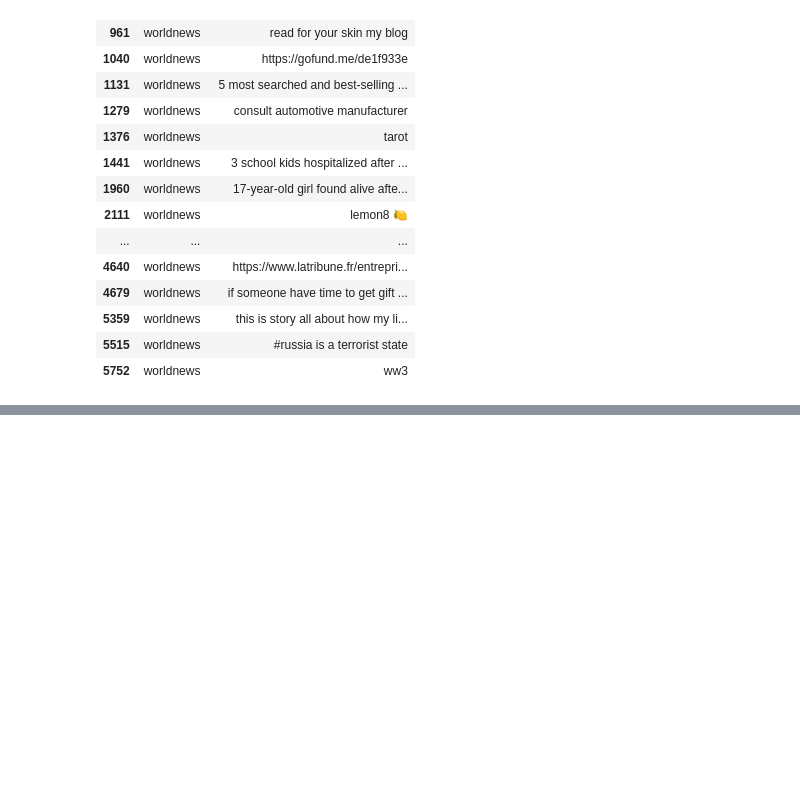
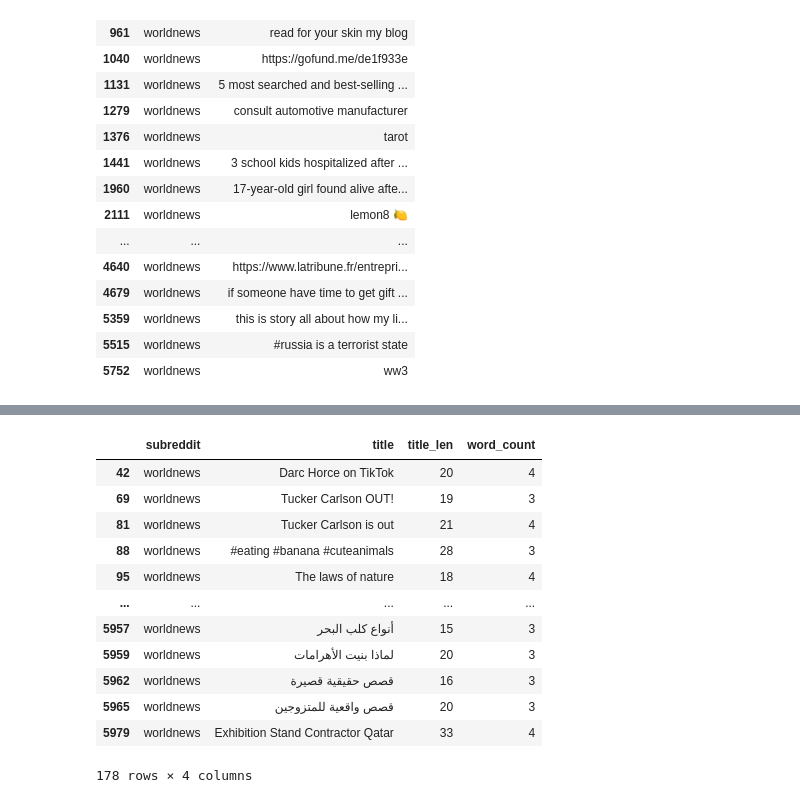
Before and after one commit to drossDS/Humor_Identification_with_NLP, a Jupyter notebook: code/2-Data_Cleaning.ipynb, the cells around one changed output, grey strips where cells are left out. Cells and saved outputs as stored; diff of their text form; code cells hidden in the pictures; blank space fills up the shorter version.

```diff
--- a/code/2-Data_Cleaning.ipynb
+++ b/code/2-Data_Cleaning.ipynb
@@ -512,0 +554,16 @@ set(onion[onion['title'].str.islower() == True].index)
+# %%
+wldnws[wldnws['word_count'] <= 4]
+# %% [output]
+|  | subreddit | title | title_len | word_count |
+| 42 | worldnews | Darc Horce on TikTok | 20 | 4 |
+| 69 | worldnews | Tucker Carlson OUT! | 19 | 3 |
+| 81 | worldnews | Tucker Carlson is out | 21 | 4 |
+| 88 | worldnews | #eating #banana #cuteanimals | 28 | 3 |
+| 95 | worldnews | The laws of nature | 18 | 4 |
+| ... | ... | ... | ... | ... |
+| 5957 | worldnews | أنواع كلب البحر | 15 | 3 |
+| 5959 | worldnews | لماذا بنيت الأهرامات | 20 | 3 |
+| 5962 | worldnews | قصص حقيقية قصيرة | 16 | 3 |
+| 5965 | worldnews | قصص واقعية للمتزوجين | 20 | 3 |
+| 5979 | worldnews | Exhibition Stand Contractor Qatar | 33 | 4 |
+178 rows × 4 columns
```
Also changed, not shown: parts of 21 cells of this notebook.
